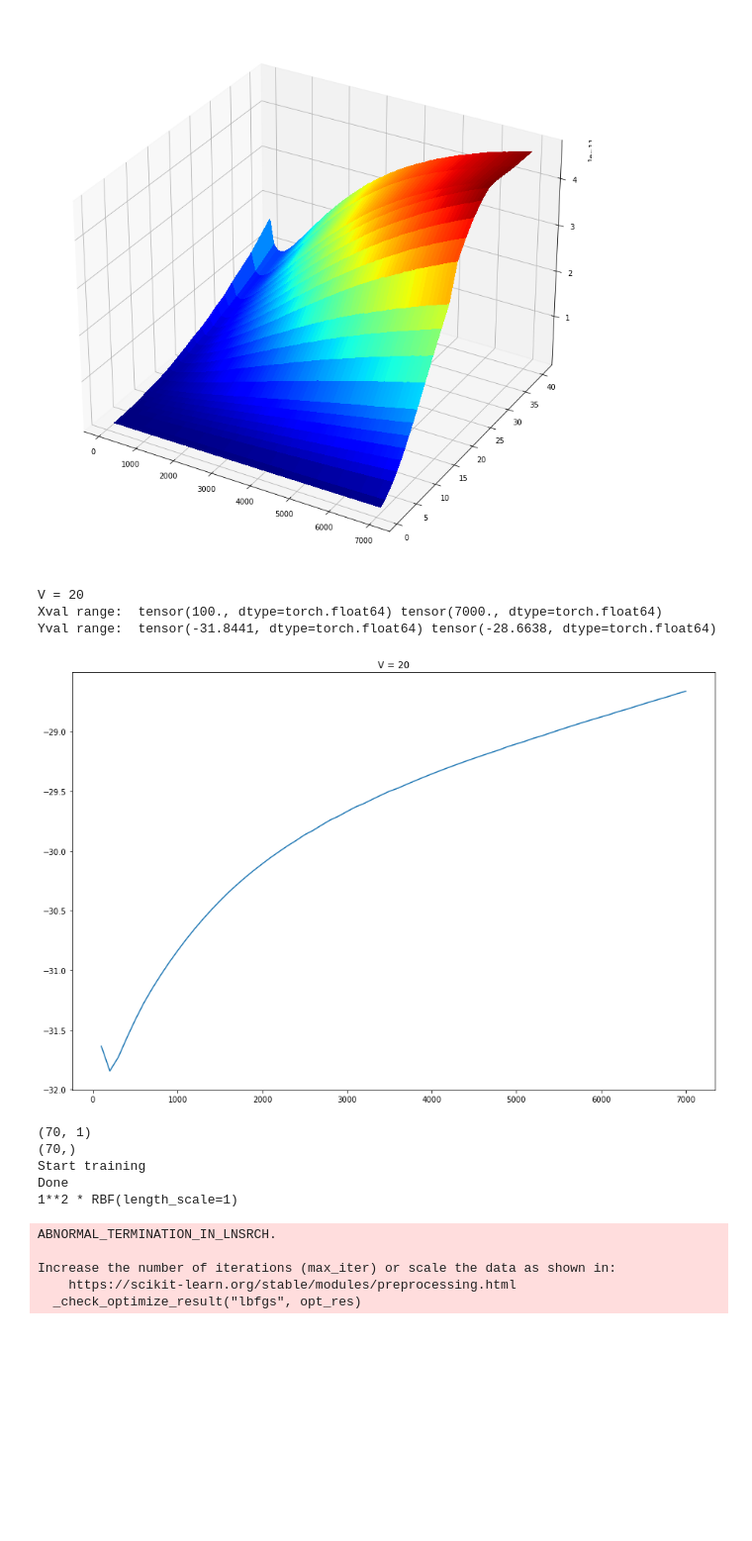
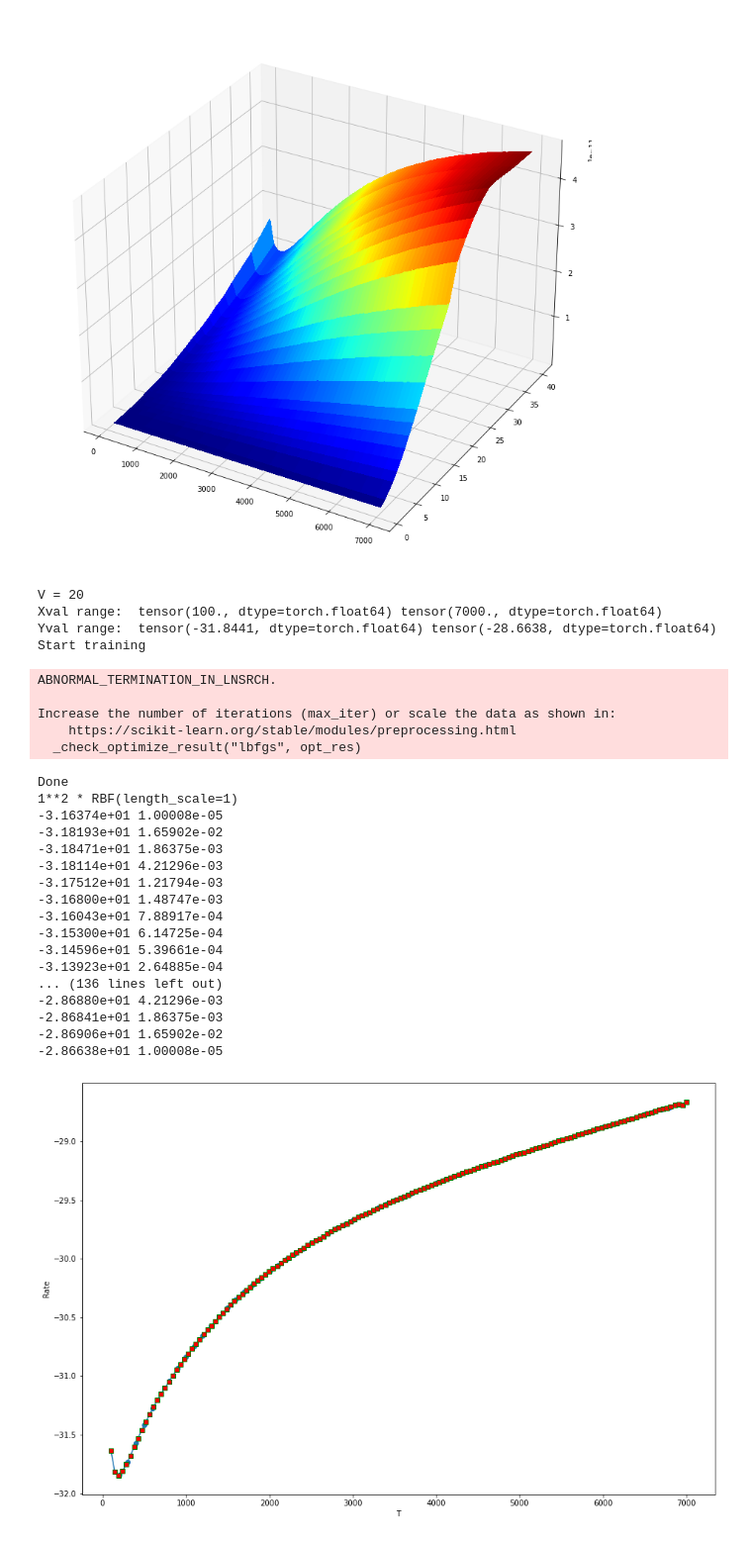
Before and after one commit to lstorchi/CurveFittingML, a Jupyter notebook: fittingviaGP.ipynb, the cells around one changed output. Shown at 99% size. Saved outputs shown, nothing was run; the diff lists cells and outputs as text; code cells hidden in the pictures; blank space fills up the shorter version.

```diff
--- a/fittingviaGP.ipynb
+++ b/fittingviaGP.ipynb
@@ -114,7 +114,7 @@ plotfull3dcurve (df, vib_values, temp_values)
 # %% [output]
 [figure]
 # %%
-def fitusinggpt (trai_x, train_y, minx, maxx):
+def fitusinggpt (train_x, train_y, minx, maxx):
          # initialize likelihood and model
         likelihood = gpytorch.likelihoods.GaussianLikelihood()
         model = ExactGPModel(train_x, train_y, likelihood)
@@ -212,53 +231,60 @@ usescikt = True
 
 train_x = torch.linspace(0, 1, len(temp_values), dtype=torch.float64)
 train_y = torch.linspace(0, 1, len(temp_values), dtype=torch.float64)
 
 for vibidx, selectedvib in enumerate(vib_values[13:14]):
 
     for idx, t in enumerate(temp_values):
         train_x[idx] = t
 
         yval = df[t].values[vibidx]
         yval = math.log(yval)
         train_y[idx] = yval
 
     print("V = " + str(selectedvib))
     minx = torch.min(train_x)
     maxx = torch.max(train_x)
     print("Xval range: ", minx, maxx)
 
     miny = torch.min(train_y)
     maxy = torch.max(train_y)
     print("Yval range: ", miny, maxy)
 
-    plt.title("V = " + str(selectedvib))
-    plt.plot(train_x.numpy(), train_y.numpy())
-    plt.gcf().set_size_inches(15, 10)
-    plt.show()
+    #plt.title("V = " + str(selectedvib))
+    #plt.scatter(train_x.numpy(), train_y.numpy())
+    #plt.plot(train_x.numpy(), train_y.numpy())
+    #plt.gcf().set_size_inches(15, 10)
+    #plt.show()
 
     if usescikt:
-        x = train_x.numpy().reshape(-1, 1)
-        y = train_y.numpy()
-
-        print(x.shape)
-        print(y.shape)
-
-        fitusingscikitl (x, y, minx, maxx)
-
+        fitusingscikitl (train_x, train_y, minx, maxx)
     else:
         fitusinggpt (train_x, train_y, minx, maxx)
 # %% [output]
 V = 20
 Xval range:  tensor(100., dtype=torch.float64) tensor(7000., dtype=torch.float64)
 Yval range:  tensor(-31.8441, dtype=torch.float64) tensor(-28.6638, dtype=torch.float64)
+Start training
-[figure, old version]
-(70, 1)
-(70,)
-Start training
-Done
-1**2 * RBF(length_scale=1)
+ABNORMAL_TERMINATION_IN_LNSRCH.
+
+Increase the number of iterations (max_iter) or scale the data as shown in:
+    https://scikit-learn.org/stable/modules/preprocessing.html
+  _check_optimize_result("lbfgs", opt_res)
-ABNORMAL_TERMINATION_IN_LNSRCH.
-
-Increase the number of iterations (max_iter) or scale the data as shown in:
-    https://scikit-learn.org/stable/modules/preprocessing.html
-  _check_optimize_result("lbfgs", opt_res)
+Done
+1**2 * RBF(length_scale=1)
+-3.16374e+01 1.00008e-05
+-3.18193e+01 1.65902e-02
+-3.18471e+01 1.86375e-03
+-3.18114e+01 4.21296e-03
+-3.17512e+01 1.21794e-03
+-3.16800e+01 1.48747e-03
+-3.16043e+01 7.88917e-04
+-3.15300e+01 6.14725e-04
+-3.14596e+01 5.39661e-04
+-3.13923e+01 2.64885e-04
+... (136 lines left out)
+-2.86880e+01 4.21296e-03
+-2.86841e+01 1.86375e-03
+-2.86906e+01 1.65902e-02
+-2.86638e+01 1.00008e-05
+[figure, new version]
```
Also changed, not shown: parts of 1 cell of this notebook.
